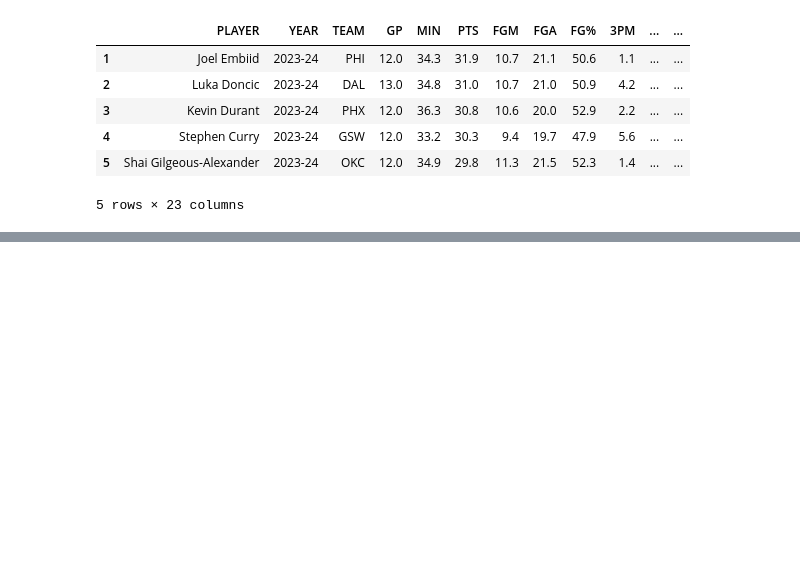
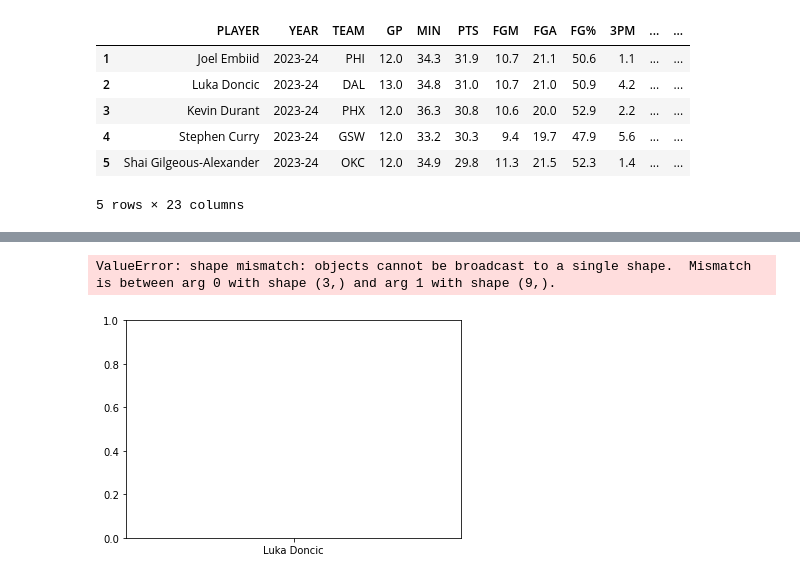
Before and after one commit to VincentGordon-Data-Analyst/nba-web-scraping-project, a Jupyter notebook: nba-data-clearning.ipynb, the cells around one changed output, grey strips where cells are left out. Drawn from its saved outputs; the diff is of its cells as text; code cells hidden in the pictures; blank space fills up the shorter version.

```diff
--- a/nba-data-clearning.ipynb
+++ b/nba-data-clearning.ipynb
@@ -61,0 +104,4 @@ df.head()
+# %%
+# Define a data frame with three players
+three_player_df = df.loc[(df['PLAYER'] == 'Luka Doncic') | (df['PLAYER'] == 'Pascal Siakam') | (df['PLAYER'] == 'DeMar DeRozan')]
+three_player_df
@@ -61,0 +129,11 @@ df.head()
+# %%
+x = list(three_player_df['PLAYER'].unique())
+field_goals_made = three_player_df['FGM']
+three_points_made = three_player_df['3PM']
+free_throws_made = three_player_df['FTM']
+
+plt.bar(x, field_goals_made)
+plt.show()
+# %% [output]
+ValueError: shape mismatch: objects cannot be broadcast to a single shape.  Mismatch is between arg 0 with shape (3,) and arg 1 with shape (9,).
+[figure, added]
```
Also changed, not shown: parts of 8 cells of this notebook, 1 other file.
